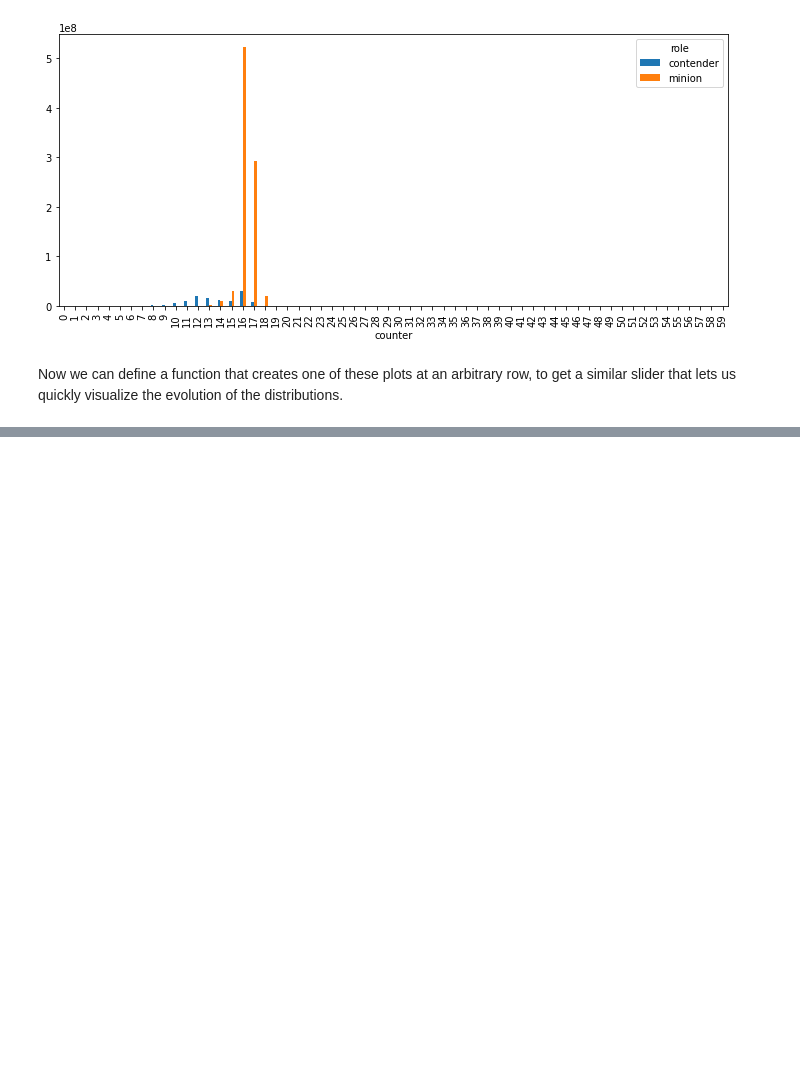
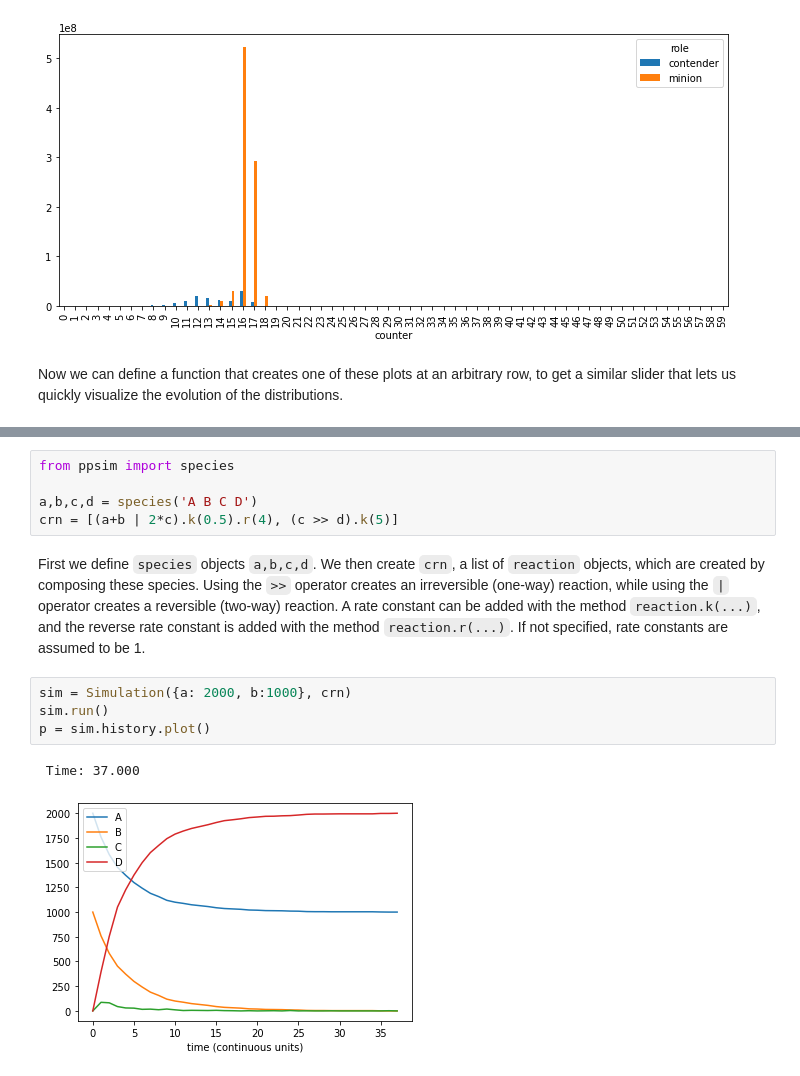
Before and after one commit to UC-Davis-molecular-computing/ppsim, a Jupyter notebook: README.ipynb, the cells around one changed output, grey strips where cells are left out. Saved outputs shown, nothing was run; the diff lists cells and outputs as text; blank space fills up the shorter version.

```diff
--- a/README.ipynb
+++ b/README.ipynb
@@ -488,0 +499,14 @@ bar = widgets.interact(plot_row,
+# %%
+from ppsim import species
+
+a,b,c,d = species('A B C D')
+crn = [(a+b | 2*c).k(0.5).r(4), (c >> d).k(5)]
+# %% [markdown]
+First we define `species` objects `a,b,c,d`. We then create `crn`, a list of `reaction` objects, which are created by composing these species. Using the `>>` operator creates an irreversible (one-way) reaction, while using the `|` operator creates a reversible (two-way) reaction. A rate constant can be added with the method `reaction.k(...)`, and the reverse rate constant is added with the method `reaction.r(...)`. If not specified, rate constants are assumed to be 1.
+# %%
+sim = Simulation({a: 2000, b:1000}, crn)
+sim.run()
+p = sim.history.plot()
+# %% [output]
+ Time: 37.000
+[figure, added]
```
Also changed, not shown: parts of 4 cells of this notebook, 2 other files.
